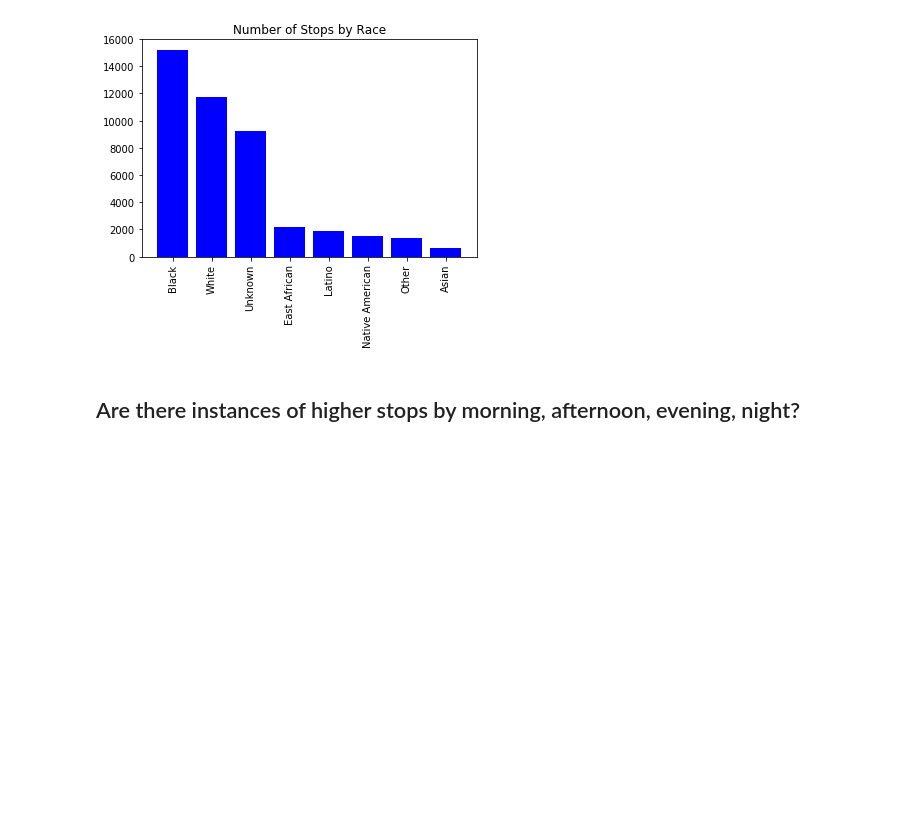
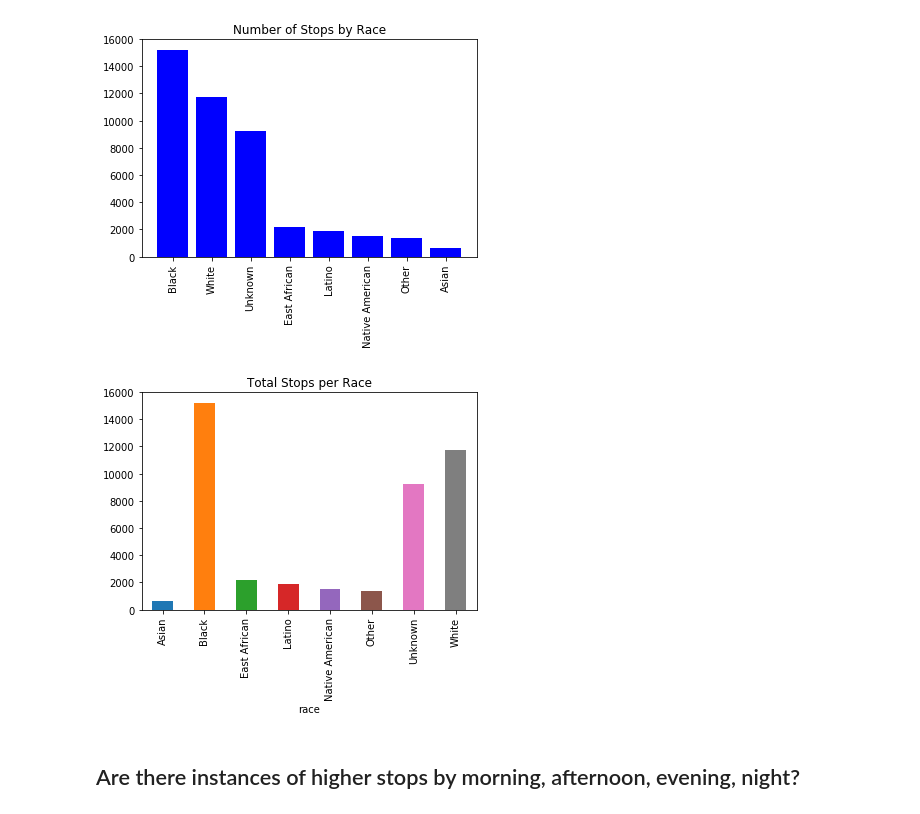
Before and after one commit to elu267/Project_GroupF, a Jupyter notebook: MN_Stop_Data.ipynb, the cells around one changed output. Drawn from its saved outputs; the diff is of its cells as text; code cells hidden in the pictures; blank space fills up the shorter version.

```diff
--- a/MN_Stop_Data.ipynb
+++ b/MN_Stop_Data.ipynb
@@ -182,6 +182,11 @@ plt.xticks(rotation='vertical')
 plt.show()
 # %% [output]
 [figure]
+# %%
+# colorful version of stops per race
+Total_Stops_Per_Race = stppbr.plot(kind='bar',x='race',y='Total',legend=None, title='Total Stops per Race')
+# %% [output]
+[figure, added]
 # %% [markdown]
 ## Are there instances of higher stops by morning, afternoon, evening, night?
 # %%
```
Also changed, not shown: parts of 8 cells of this notebook, 7 other files.
